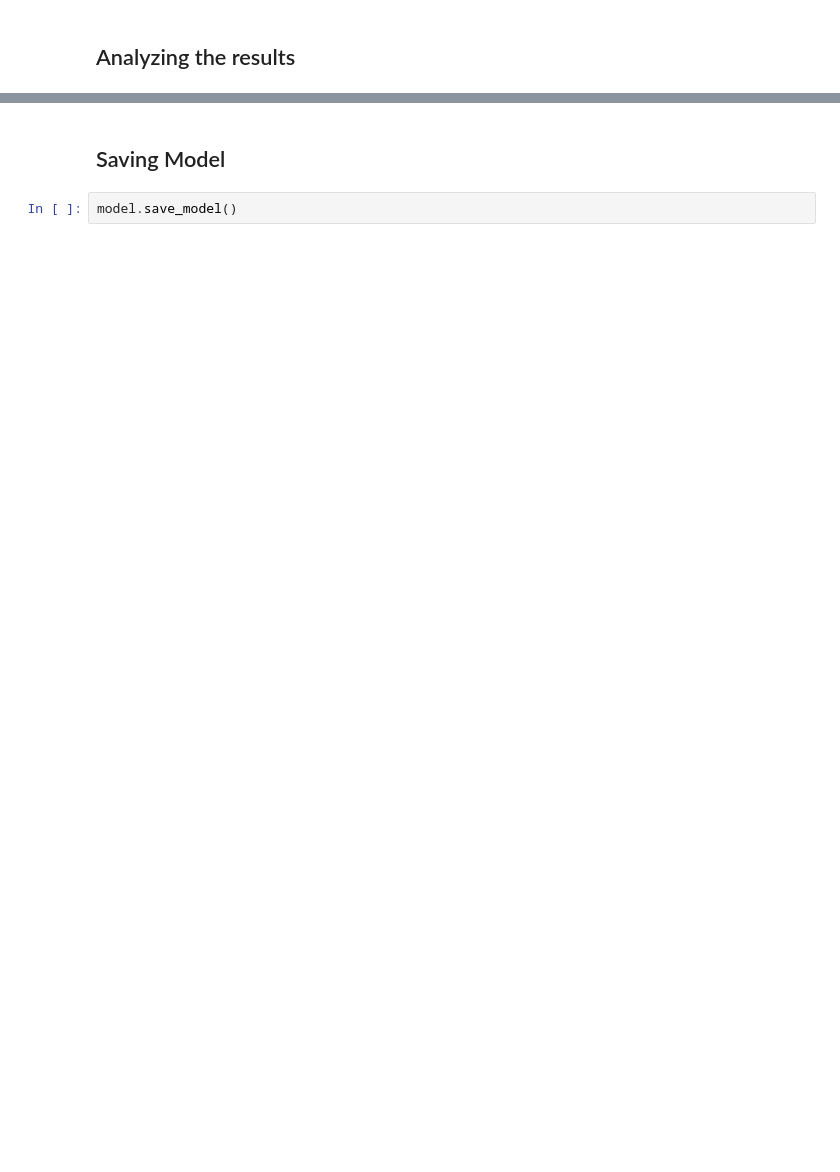
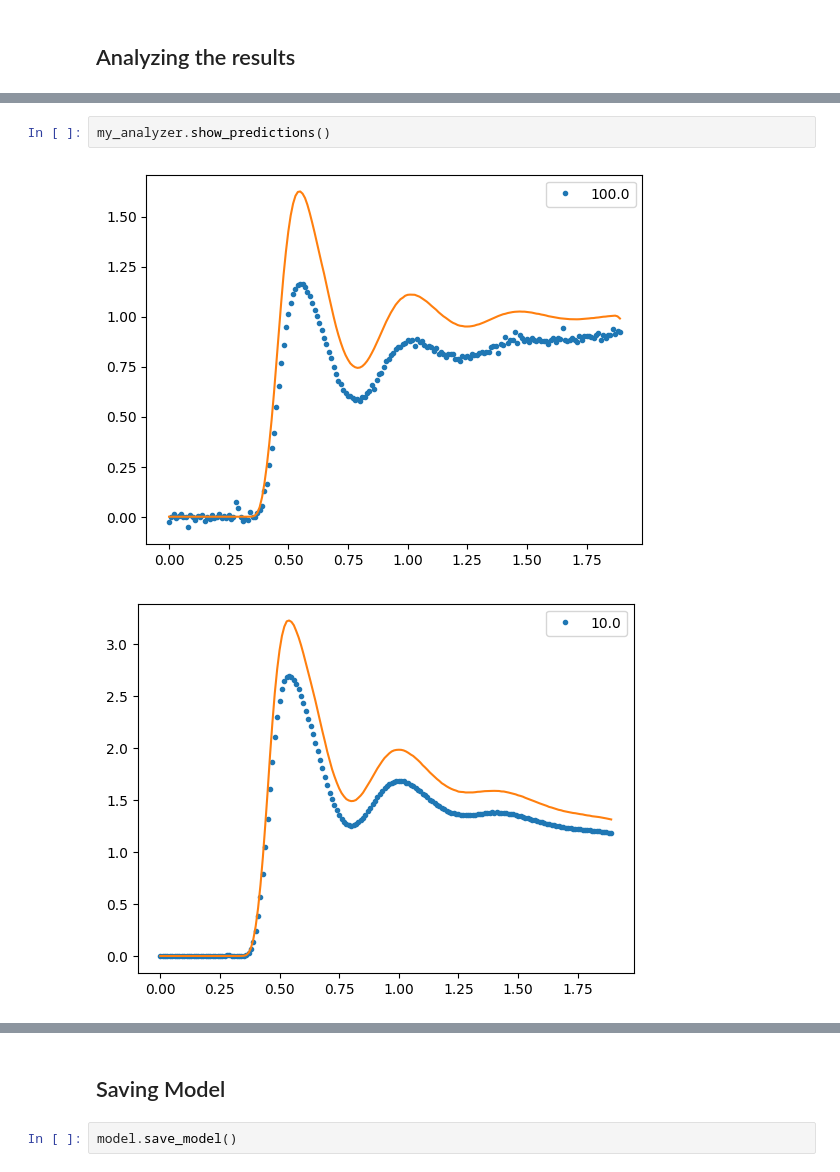
Before and after one commit to JuKoWi/conc2RDF, a Jupyter notebook: src/quickstart.ipynb, the cells around one changed output, grey strips where cells are left out. Drawn from its saved outputs; the diff is of its cells as text; blank space fills up the shorter version.

```diff
--- a/src/quickstart.ipynb
+++ b/src/quickstart.ipynb
@@ -62,0 +51,5 @@ with torch.no_grad():
+# %%
+my_analyzer.show_predictions()
+# %% [output]
+[figure, added]
+[figure, added]
```
Also changed, not shown: parts of 11 cells of this notebook, 8 other files.
